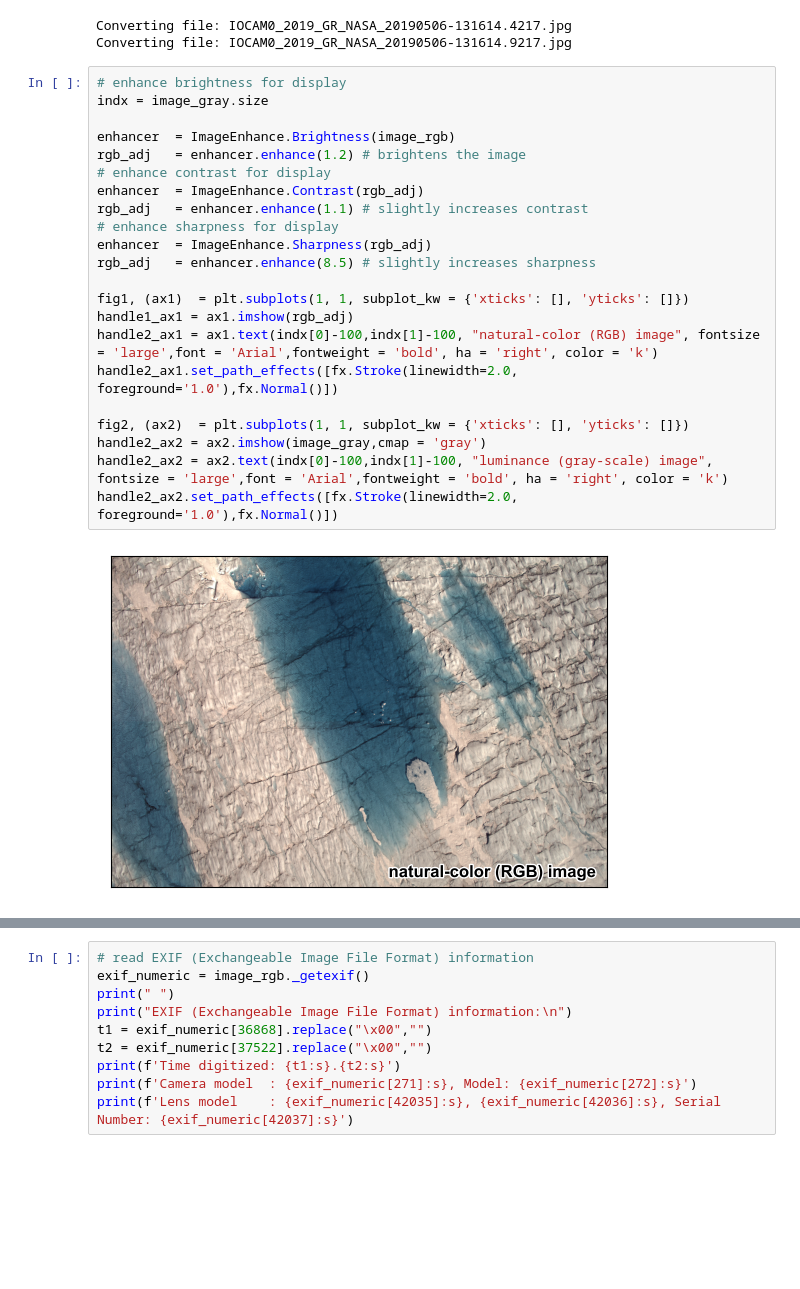
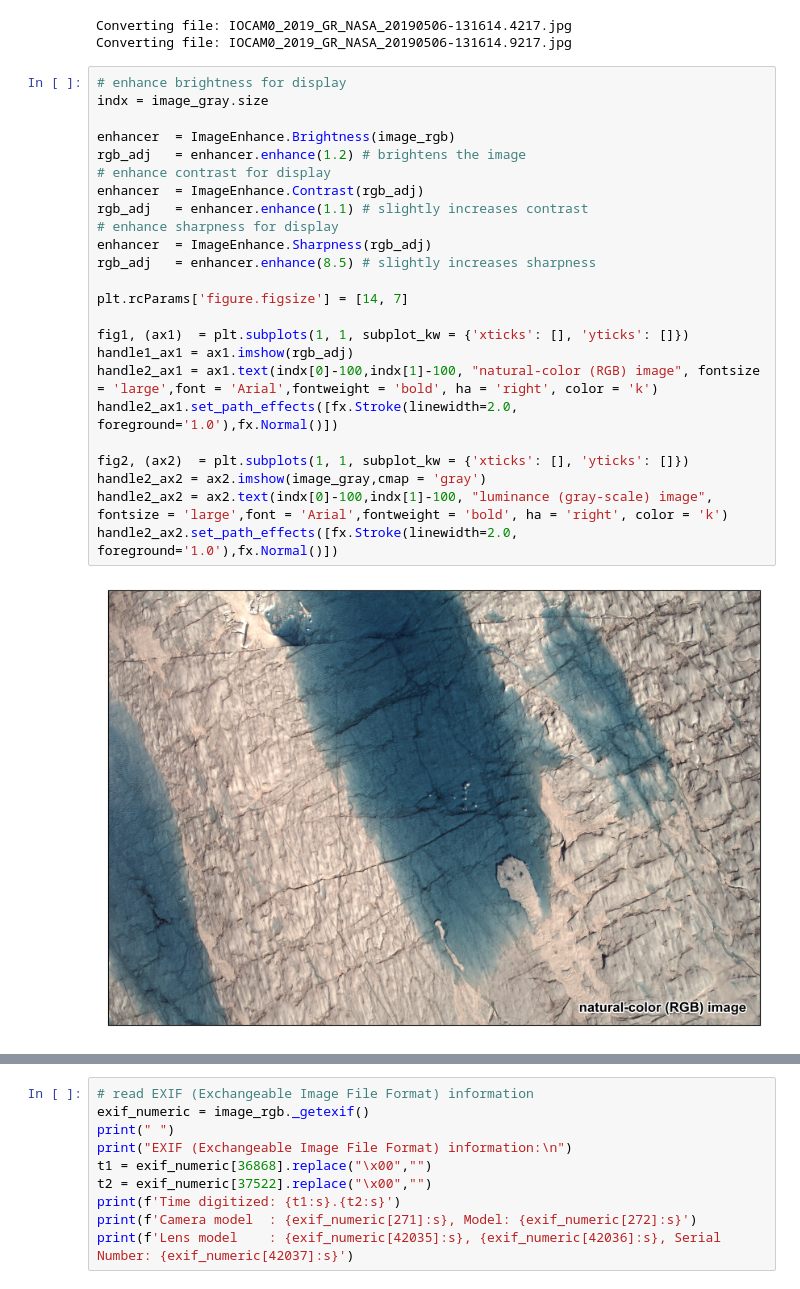
Before and after one commit to mstudinger/ATM-SfM-Bathymetry, a Jupyter notebook: Jupyter/CAMBOTv2_RGB_to_luminance.ipynb, the cells around one changed output, grey strips where cells are left out. Cells and saved outputs as stored; diff of their text form; blank space fills up the shorter version.

Commit message:
fixed plot width

```diff
--- a/Jupyter/CAMBOTv2_RGB_to_luminance.ipynb
+++ b/Jupyter/CAMBOTv2_RGB_to_luminance.ipynb
@@ -80,24 +80,26 @@ Converting file: IOCAM0_2019_GR_NASA_20190506-131614.9217.jpg
 # %%
 # enhance brightness for display
 indx = image_gray.size
 
 enhancer  = ImageEnhance.Brightness(image_rgb)
 rgb_adj   = enhancer.enhance(1.2) # brightens the image
 # enhance contrast for display
 enhancer  = ImageEnhance.Contrast(rgb_adj)
 rgb_adj   = enhancer.enhance(1.1) # slightly increases contrast
 # enhance sharpness for display
 enhancer  = ImageEnhance.Sharpness(rgb_adj)
 rgb_adj   = enhancer.enhance(8.5) # slightly increases sharpness
 
+plt.rcParams['figure.figsize'] = [14, 7]
+
 fig1, (ax1)  = plt.subplots(1, 1, subplot_kw = {'xticks': [], 'yticks': []})
 handle1_ax1 = ax1.imshow(rgb_adj)
 handle2_ax1 = ax1.text(indx[0]-100,indx[1]-100, "natural-color (RGB) image", fontsize = 'large',font = 'Arial',fontweight = 'bold', ha = 'right', color = 'k')
 handle2_ax1.set_path_effects([fx.Stroke(linewidth=2.0, foreground='1.0'),fx.Normal()])
 
 fig2, (ax2)  = plt.subplots(1, 1, subplot_kw = {'xticks': [], 'yticks': []})
 handle2_ax2 = ax2.imshow(image_gray,cmap = 'gray')
 handle2_ax2 = ax2.text(indx[0]-100,indx[1]-100, "luminance (gray-scale) image", fontsize = 'large',font = 'Arial',fontweight = 'bold', ha = 'right', color = 'k')
 handle2_ax2.set_path_effects([fx.Stroke(linewidth=2.0, foreground='1.0'),fx.Normal()])
 # %% [output]
-[figure, old version]
+[figure, new version]
```
Also changed, not shown: parts of 1 cell of this notebook.
